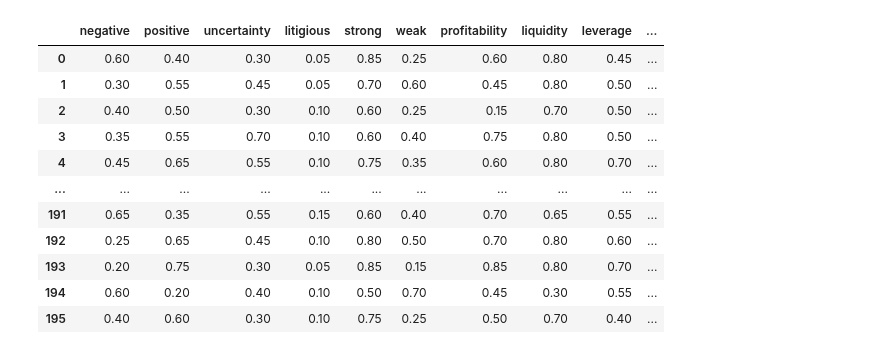
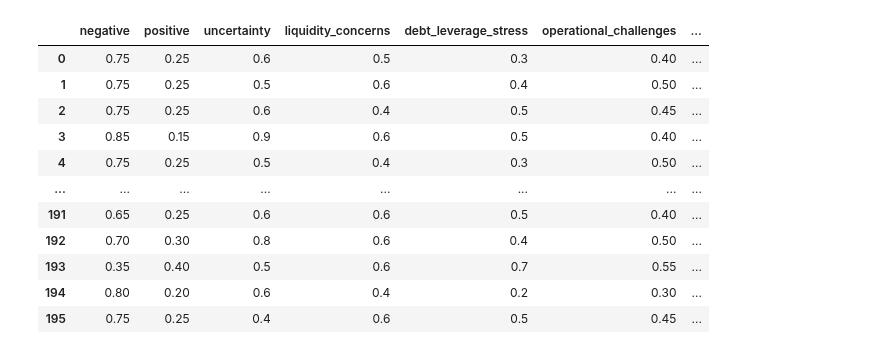
Before and after one commit to constantin1101/LLM_CreditorRRPrediction, a Jupyter notebook: approach2_llm.ipynb, the cells around one changed output. Drawn from its saved outputs; the diff is of its cells as text; code cells hidden in the pictures.

Commit message:
Adjust system message

```diff
--- a/approach2_llm.ipynb
+++ b/approach2_llm.ipynb
@@ -72,9 +97,9 @@ start = 0
 # %%
-counter = 0
-for i in number_transcript['Cleaned_Bankruptcy_Indicators']:
-    if counter == start:
+for i in number_transcript['QnA']:
+    try:
         completion = client.chat.completions.create(
             model="gpt-4o-mini",
+            temperature=0,
             messages=[
                 {"role": "system", "content": system_message},
                 {"role": "user", "content": i}
@@ -82,6 +107,9 @@ for i in number_transcript['Cleaned_Bankruptcy_Indicators']:
         )
         output.append(completion.choices[0].message.content)
         print(len(output))
-    else:
-        counter += 1
+        print(completion.choices[0].message.content)
+    except openai.error.OpenAIError as e:
+        print(f"An exception occurred: {e}")
+        print("Waiting for 1 minute before retrying...")
+        time.sleep(60)
 # %% [output]
@@ -110,46 +133,36 @@ print(start)
-# %%
-# in output replace N/A with -1
-output = [i.replace('N/A', '-1') for i in output]
 # %%
-output_df = pd.DataFrame(columns=['negative', 'positive', 'uncertainty', 'litigious', 'strong', 'weak',
-                                  'profitability', 'liquidity', 'leverage', 'operating', 'market', 'management',
-                                  'sentiment', 'tone', 'forwardlooking', 'confidence',
-                                  'icr', 'de', 'fcf', 'debt2ebitda', 'zscore'])
+# Initialize the DataFrame with the new columns
+output_df = pd.DataFrame(columns=[
+    'negative', 'positive', 'uncertainty',
+    'liquidity_concerns', 'debt_leverage_stress', 'operational_challenges', 'macroeconomic_pressures',
+    'asset_quality', 'recovery_strategies', 'management_confidence_distress', 'overall_distress_level'
+])
 
-# split output into columns with regex and convert to float
+# Parse the output list and populate the DataFrame
 output_df['negative'] = [float(i.split('; ')[0]) for i in output]
 output_df['positive'] = [float(i.split('; ')[1]) for i in output]
 output_df['uncertainty'] = [float(i.split('; ')[2]) for i in output]
-output_df['litigious'] = [float(i.split('; ')[3]) for i in output]
-output_df['strong'] = [float(i.split('; ')[4]) for i in output]
-output_df['weak'] = [float(i.split('; ')[5]) for i in output]
-output_df['profitability'] = [float(i.split('; ')[6]) for i in output]
-output_df['liquidity'] = [float(i.split('; ')[7]) for i in output]
-output_df['leverage'] = [float(i.split('; ')[8]) for i in output]
-output_df['operating'] = [float(i.split('; ')[9]) for i in output]
-output_df['market'] = [float(i.split('; ')[10]) for i in output]
-output_df['management'] = [float(i.split('; ')[11]) for i in output]
-output_df['sentiment'] = [float(i.split('; ')[12]) for i in output]
-output_df['tone'] = [float(i.split('; ')[13]) for i in output]
-output_df['forwardlooking'] = [float(i.split('; ')[14]) for i in output]
-output_df['confidence'] = [float(i.split('; ')[15]) for i in output]
-output_df['icr'] = [float(i.split('; ')[16]) for i in output]
-output_df['de'] = [float(i.split('; ')[17]) for i in output]
-output_df['fcf'] = [float(i.split('; ')[18]) for i in output]
-output_df['debt2ebitda'] = [float(i.split('; ')[19]) for i in output]
-output_df['zscore'] = [float(i.split('; ')[20]) for i in output]
+output_df['liquidity_concerns'] = [float(i.split('; ')[3]) for i in output]
+output_df['debt_leverage_stress'] = [float(i.split('; ')[4]) for i in output]
+output_df['operational_challenges'] = [float(i.split('; ')[5]) for i in output]
+output_df['macroeconomic_pressures'] = [float(i.split('; ')[6]) for i in output]
+output_df['asset_quality'] = [float(i.split('; ')[7]) for i in output]
+output_df['recovery_strategies'] = [float(i.split('; ')[8]) for i in output]
+output_df['management_confidence_distress'] = [float(i.split('; ')[9]) for i in output]
+output_df['overall_distress_level'] = [float(i.split('; ')[10]) for i in output]
 
+# Display the DataFrame
 output_df
 # %% [output]
-|  | negative | positive | uncertainty | litigious | strong | weak | profitability | liquidity | leverage | ... |
-| 0 | 0.60 | 0.40 | 0.30 | 0.05 | 0.85 | 0.25 | 0.60 | 0.80 | 0.45 | ... |
-| 1 | 0.30 | 0.55 | 0.45 | 0.05 | 0.70 | 0.60 | 0.45 | 0.80 | 0.50 | ... |
-| 2 | 0.40 | 0.50 | 0.30 | 0.10 | 0.60 | 0.25 | 0.15 | 0.70 | 0.50 | ... |
-| 3 | 0.35 | 0.55 | 0.70 | 0.10 | 0.60 | 0.40 | 0.75 | 0.80 | 0.50 | ... |
-| 4 | 0.45 | 0.65 | 0.55 | 0.10 | 0.75 | 0.35 | 0.60 | 0.80 | 0.70 | ... |
-| ... | ... | ... | ... | ... | ... | ... | ... | ... | ... | ... |
-| 191 | 0.65 | 0.35 | 0.55 | 0.15 | 0.60 | 0.40 | 0.70 | 0.65 | 0.55 | ... |
-| 192 | 0.25 | 0.65 | 0.45 | 0.10 | 0.80 | 0.50 | 0.70 | 0.80 | 0.60 | ... |
-| 193 | 0.20 | 0.75 | 0.30 | 0.05 | 0.85 | 0.15 | 0.85 | 0.80 | 0.70 | ... |
-| 194 | 0.60 | 0.20 | 0.40 | 0.10 | 0.50 | 0.70 | 0.45 | 0.30 | 0.55 | ... |
-| 195 | 0.40 | 0.60 | 0.30 | 0.10 | 0.75 | 0.25 | 0.50 | 0.70 | 0.40 | ... |
+|  | negative | positive | uncertainty | liquidity_concerns | debt_leverage_stress | operational_challenges | ... |
+| 0 | 0.75 | 0.25 | 0.6 | 0.5 | 0.3 | 0.40 | ... |
+| 1 | 0.75 | 0.25 | 0.5 | 0.6 | 0.4 | 0.50 | ... |
+| 2 | 0.75 | 0.25 | 0.6 | 0.4 | 0.5 | 0.45 | ... |
+| 3 | 0.85 | 0.15 | 0.9 | 0.6 | 0.5 | 0.40 | ... |
+| 4 | 0.75 | 0.25 | 0.5 | 0.4 | 0.3 | 0.50 | ... |
+| ... | ... | ... | ... | ... | ... | ... | ... |
+| 191 | 0.65 | 0.25 | 0.6 | 0.6 | 0.5 | 0.40 | ... |
+| 192 | 0.70 | 0.30 | 0.8 | 0.6 | 0.4 | 0.50 | ... |
+| 193 | 0.35 | 0.40 | 0.5 | 0.6 | 0.7 | 0.55 | ... |
+| 194 | 0.80 | 0.20 | 0.6 | 0.4 | 0.2 | 0.30 | ... |
+| 195 | 0.75 | 0.25 | 0.4 | 0.6 | 0.5 | 0.45 | ... |
```
Also changed, not shown: parts of 17 cells of this notebook, 1 other file.
